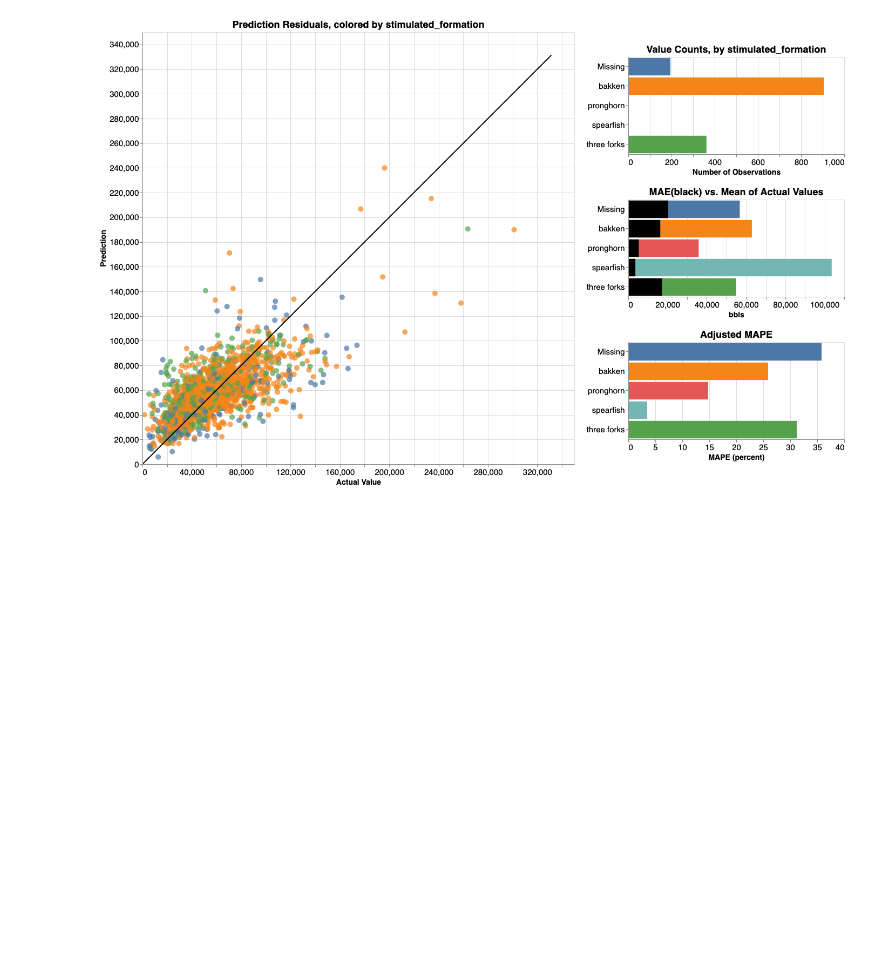
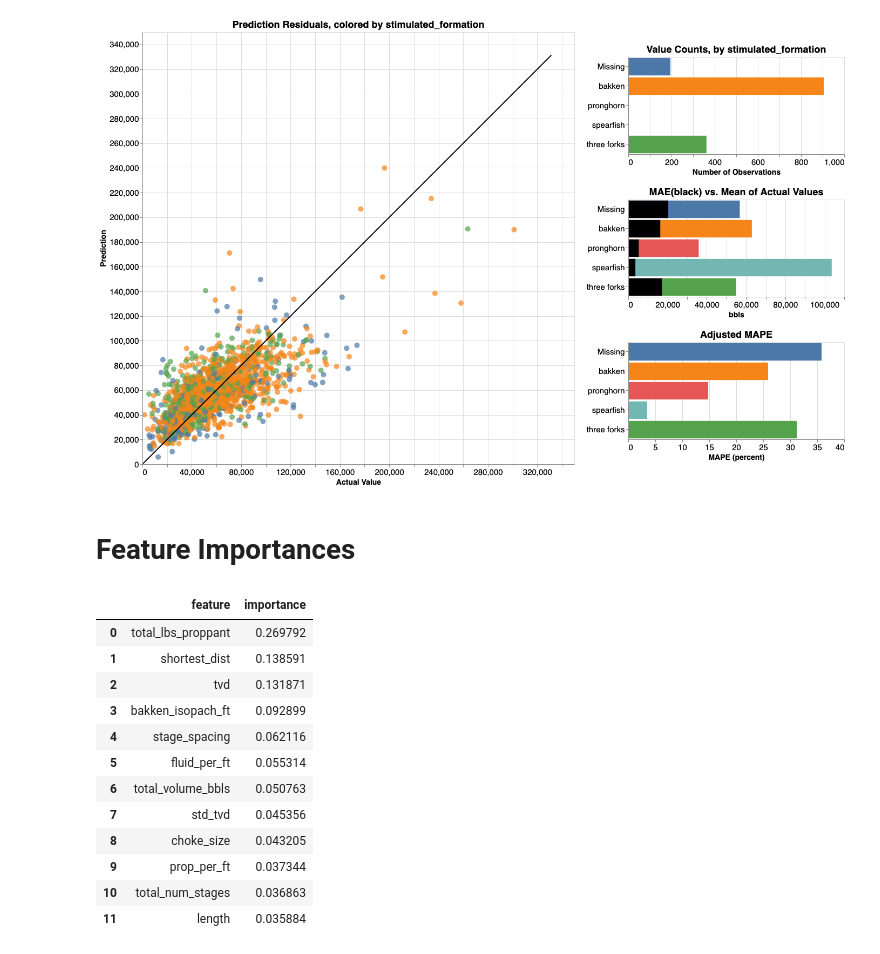
Before and after one commit to noproblem-james/data_imputation, a Jupyter notebook: notebooks/model_eval.ipynb, the cells around one changed output. Cells and saved outputs as stored; diff of their text form; code cells hidden in the pictures; blank space fills up the shorter version.

```diff
--- a/notebooks/model_eval.ipynb
+++ b/notebooks/model_eval.ipynb
@@ -146,3 +147,5 @@ draw_cat_resids_plots(eval_df, cat_col, tooltip_features)
 # %% [output]
 <vega.vegalite.VegaLite at 0x...>
 [figure]
+# %% [markdown]
+# Feature Importances
@@ -148,0 +154,16 @@ draw_cat_resids_plots(eval_df, cat_col, tooltip_features)
+# %%
+feat_imp_df
+# %% [output]
+|  | feature | importance |
+| 0 | total_lbs_proppant | 0.269792 |
+| 1 | shortest_dist | 0.138591 |
+| 2 | tvd | 0.131871 |
+| 3 | bakken_isopach_ft | 0.092899 |
+| 4 | stage_spacing | 0.062116 |
+| 5 | fluid_per_ft | 0.055314 |
+| 6 | total_volume_bbls | 0.050763 |
+| 7 | std_tvd | 0.045356 |
+| 8 | choke_size | 0.043205 |
+| 9 | prop_per_ft | 0.037344 |
+| 10 | total_num_stages | 0.036863 |
+| 11 | length | 0.035884 |
```
Also changed, not shown: parts of 3 cells of this notebook, 3 other files.
